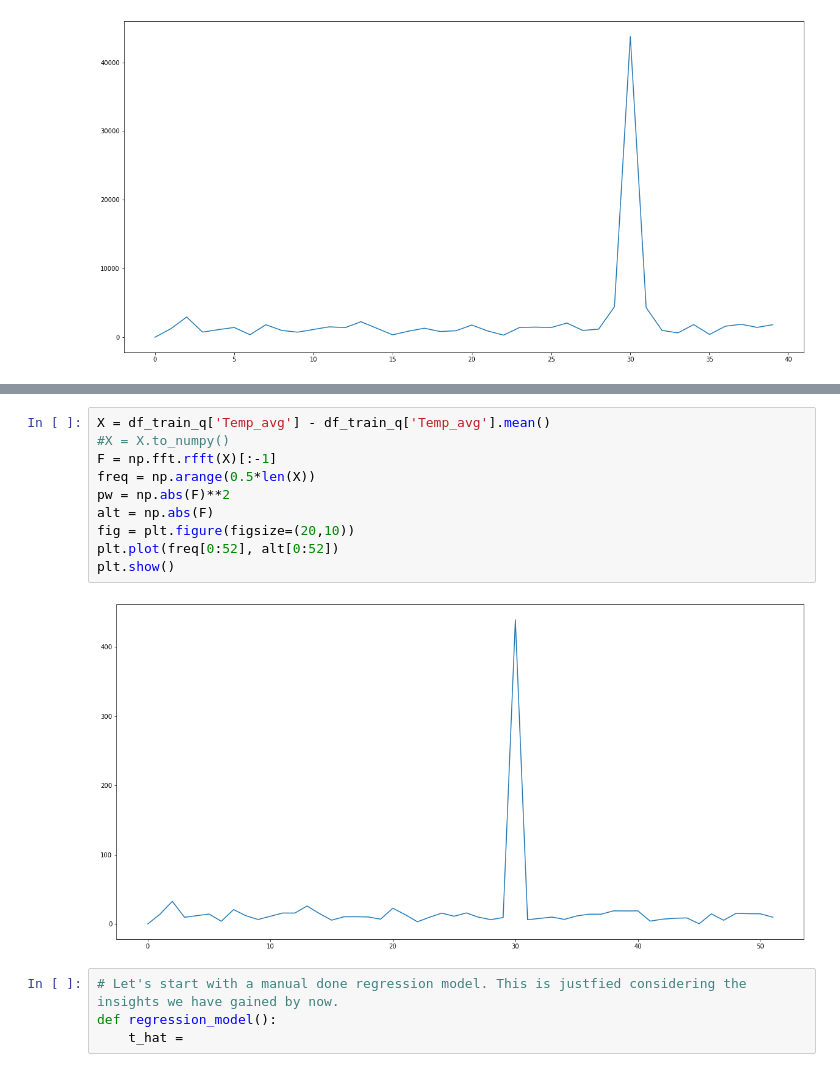
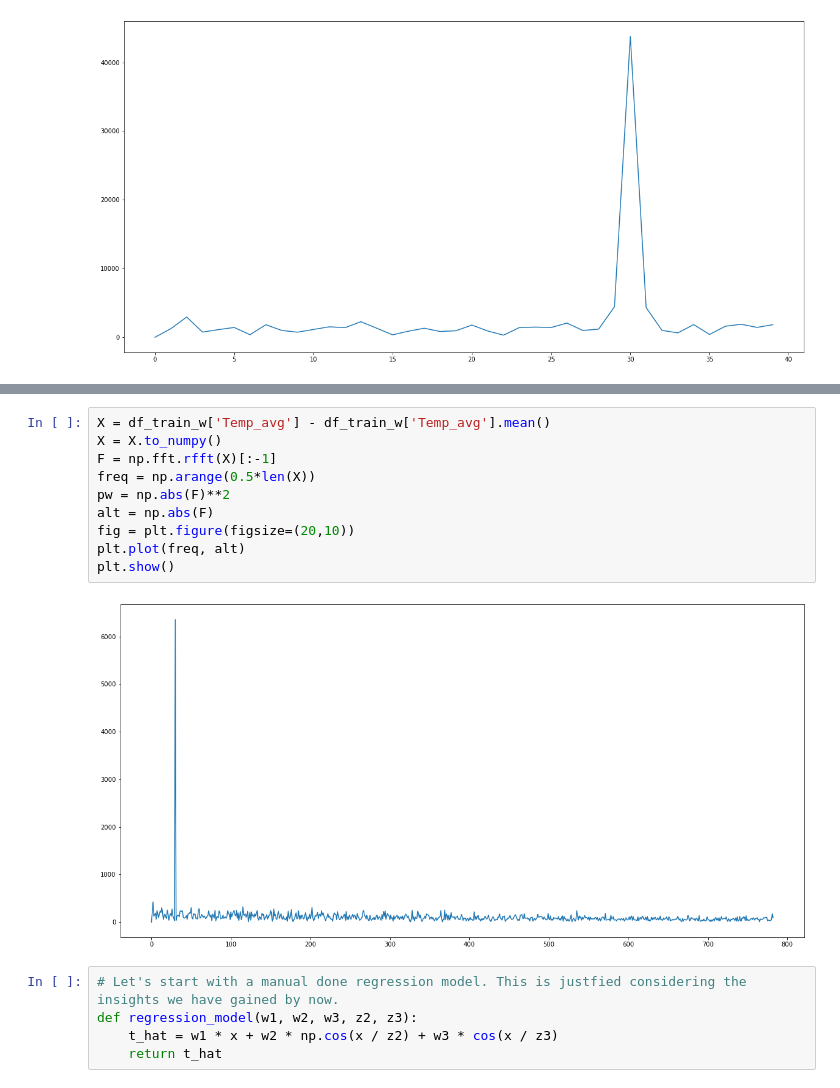
Before and after one commit to spyderroque/IBM_Advance_Data_Science, a Jupyter notebook: Capstone/weather/Advanced Data Science Capstone.Model_Def.ipynb, the cells around one changed output, grey strips where cells are left out. Saved outputs shown, nothing was run; the diff lists cells and outputs as text.

```diff
--- a/Capstone/weather/Advanced Data Science Capstone.Model_Def.ipynb
+++ b/Capstone/weather/Advanced Data Science Capstone.Model_Def.ipynb
@@ -436,16 +484,17 @@ plt.show()
 # %%
-X = df_train_q['Temp_avg'] - df_train_q['Temp_avg'].mean()
-#X = X.to_numpy()
+X = df_train_w['Temp_avg'] - df_train_w['Temp_avg'].mean()
+X = X.to_numpy()
 F = np.fft.rfft(X)[:-1]
 freq = np.arange(0.5*len(X))
 pw = np.abs(F)**2
 alt = np.abs(F)
 fig = plt.figure(figsize=(20,10))
-plt.plot(freq[0:52], alt[0:52])
+plt.plot(freq, alt)
 plt.show()
 # %% [output]
-[figure, old version]
+[figure, new version]
 # %%
 # Let's start with a manual done regression model. This is justfied considering the insights we have gained by now.
-def regression_model():
-    t_hat =
+def regression_model(w1, w2, w3, z2, z3):
+    t_hat = w1 * x + w2 * np.cos(x / z2) + w3 * cos(x / z3)
+    return t_hat
```
Also changed, not shown: parts of 1 cell of this notebook.
